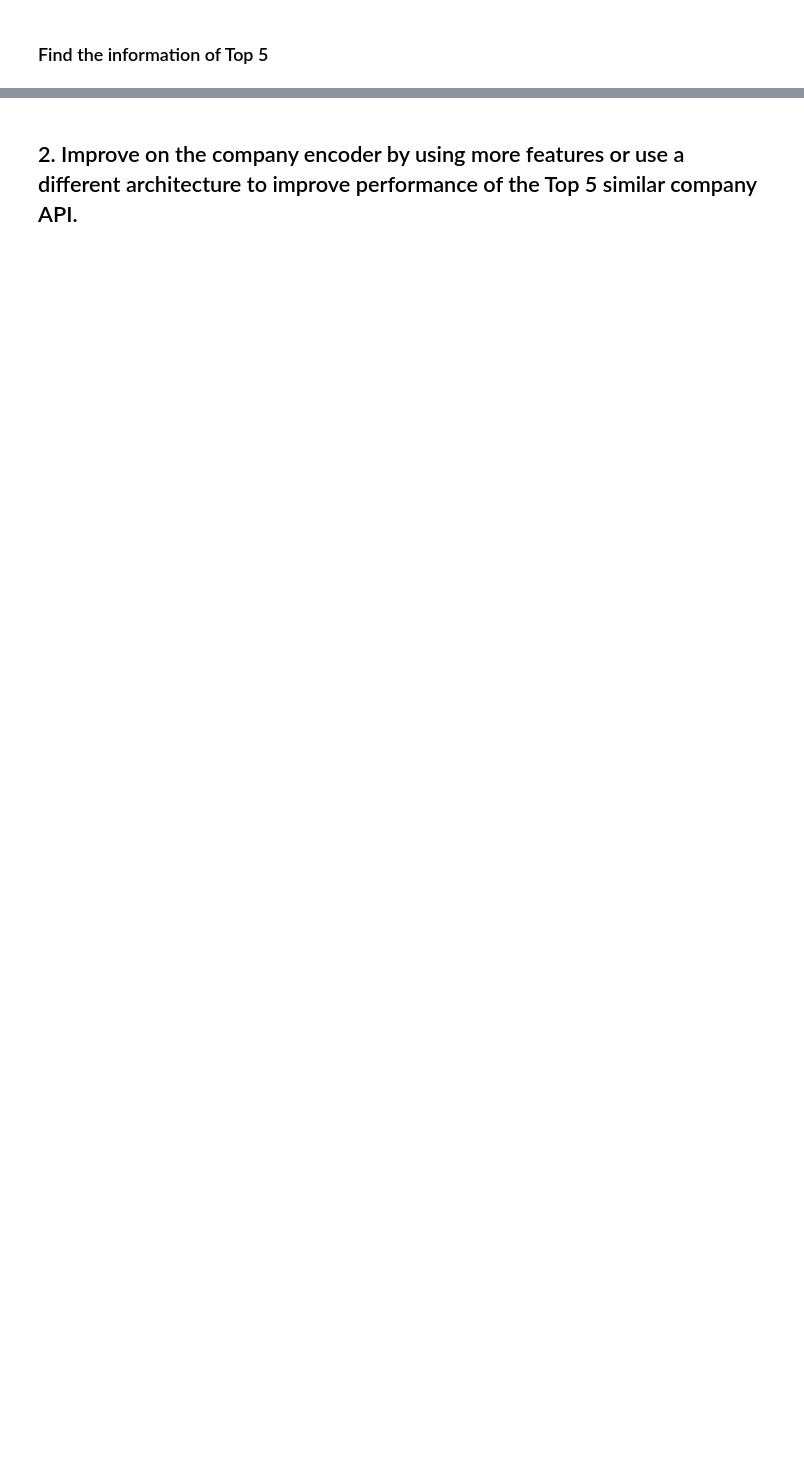
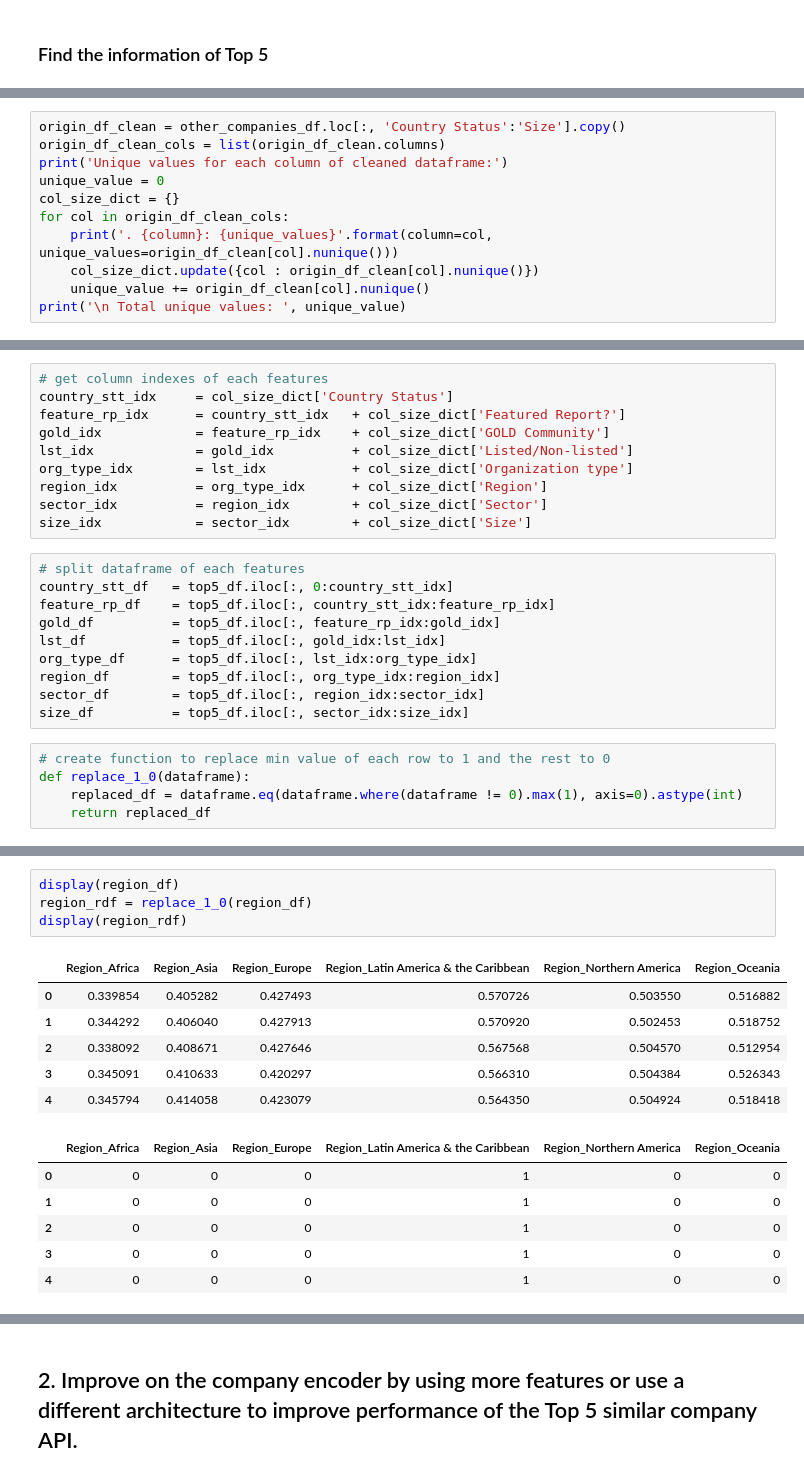
Before and after one commit to Asianatix/Company_Recommendation_System, a Jupyter notebook: Capstone_Project_To_Trong_Kien.ipynb, the cells around one changed output, grey strips where cells are left out. Drawn from its saved outputs; the diff is of its cells as text; blank space fills up the shorter version.

```diff
--- a/Capstone_Project_To_Trong_Kien.ipynb
+++ b/Capstone_Project_To_Trong_Kien.ipynb
@@ -588,0 +629,11 @@ array([0.58664703, 0.5345533 , 0.5219954 , 0.473352  , 0.48925287,
+# %%
+origin_df_clean = other_companies_df.loc[:, 'Country Status':'Size'].copy()
+origin_df_clean_cols = list(origin_df_clean.columns)
+print('Unique values for each column of cleaned dataframe:')
+unique_value = 0
+col_size_dict = {}
+for col in origin_df_clean_cols:
+    print('. {column}: {unique_values}'.format(column=col, unique_values=origin_df_clean[col].nunique()))
+    col_size_dict.update({col : origin_df_clean[col].nunique()})
+    unique_value += origin_df_clean[col].nunique()
+print('\n Total unique values: ', unique_value)
@@ -588,0 +652,25 @@ array([0.58664703, 0.5345533 , 0.5219954 , 0.473352  , 0.48925287,
+# %%
+# get column indexes of each features
+country_stt_idx     = col_size_dict['Country Status']
+feature_rp_idx      = country_stt_idx   + col_size_dict['Featured Report?']
+gold_idx            = feature_rp_idx    + col_size_dict['GOLD Community']
+lst_idx             = gold_idx          + col_size_dict['Listed/Non-listed']
+org_type_idx        = lst_idx           + col_size_dict['Organization type']
+region_idx          = org_type_idx      + col_size_dict['Region']
+sector_idx          = region_idx        + col_size_dict['Sector']
+size_idx            = sector_idx        + col_size_dict['Size']
+# %%
+# split dataframe of each features
+country_stt_df   = top5_df.iloc[:, 0:country_stt_idx]
+feature_rp_df    = top5_df.iloc[:, country_stt_idx:feature_rp_idx]
+gold_df          = top5_df.iloc[:, feature_rp_idx:gold_idx]
+lst_df           = top5_df.iloc[:, gold_idx:lst_idx]
+org_type_df      = top5_df.iloc[:, lst_idx:org_type_idx]
+region_df        = top5_df.iloc[:, org_type_idx:region_idx]
+sector_df        = top5_df.iloc[:, region_idx:sector_idx]
+size_df          = top5_df.iloc[:, sector_idx:size_idx]
+# %%
+# create function to replace min value of each row to 1 and the rest to 0
+def replace_1_0(dataframe):
+    replaced_df = dataframe.eq(dataframe.where(dataframe != 0).max(1), axis=0).astype(int)
+    return replaced_df
@@ -588,0 +762,17 @@ array([0.58664703, 0.5345533 , 0.5219954 , 0.473352  , 0.48925287,
+# %%
+display(region_df)
+region_rdf = replace_1_0(region_df)
+display(region_rdf)
+# %% [output]
+|  | Region_Africa | Region_Asia | Region_Europe | Region_Latin America & the Caribbean | Region_Northern America | Region_Oceania |
+| 0 | 0.339854 | 0.405282 | 0.427493 | 0.570726 | 0.503550 | 0.516882 |
+| 1 | 0.344292 | 0.406040 | 0.427913 | 0.570920 | 0.502453 | 0.518752 |
+| 2 | 0.338092 | 0.408671 | 0.427646 | 0.567568 | 0.504570 | 0.512954 |
+| 3 | 0.345091 | 0.410633 | 0.420297 | 0.566310 | 0.504384 | 0.526343 |
+| 4 | 0.345794 | 0.414058 | 0.423079 | 0.564350 | 0.504924 | 0.518418 |
+|  | Region_Africa | Region_Asia | Region_Europe | Region_Latin America & the Caribbean | Region_Northern America | Region_Oceania |
+| 0 | 0 | 0 | 0 | 1 | 0 | 0 |
+| 1 | 0 | 0 | 0 | 1 | 0 | 0 |
+| 2 | 0 | 0 | 0 | 1 | 0 | 0 |
+| 3 | 0 | 0 | 0 | 1 | 0 | 0 |
+| 4 | 0 | 0 | 0 | 1 | 0 | 0 |
```
Also changed, not shown: parts of 30 cells of this notebook.
